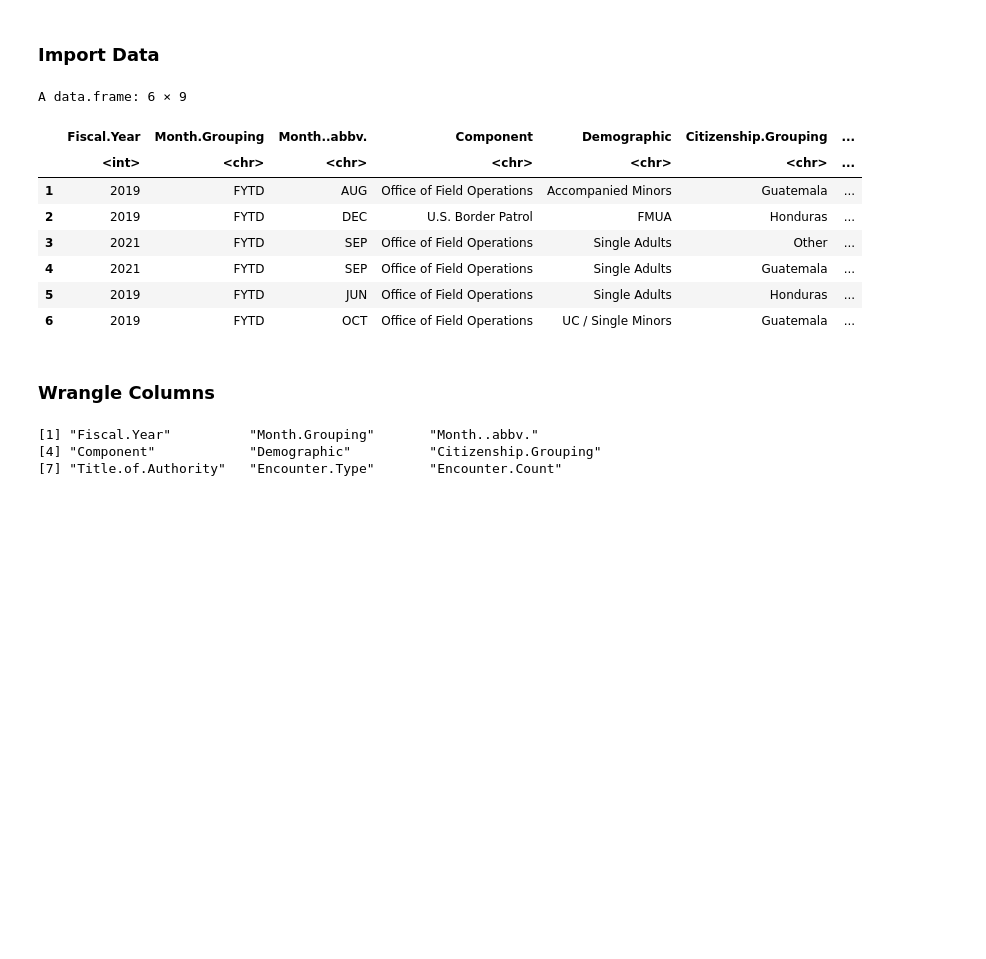
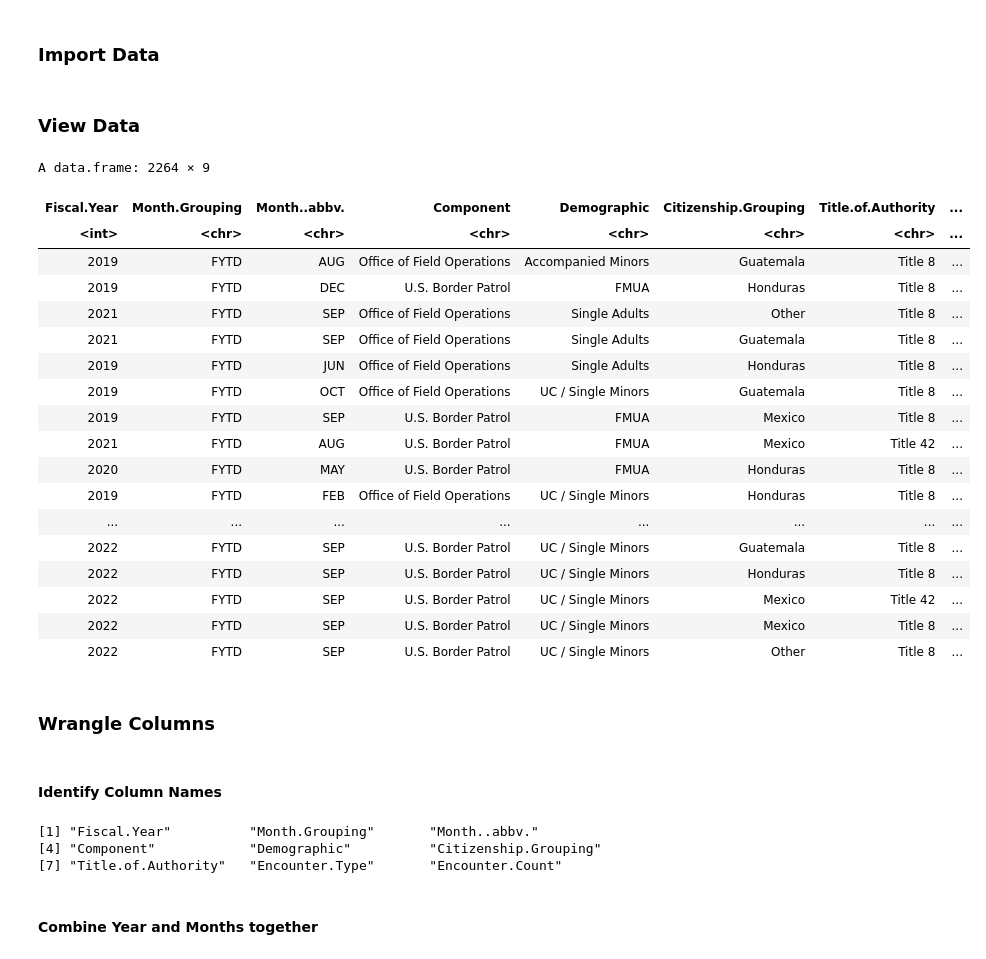
Before and after one commit to SuzyCJones/Exploring-U.S.-Encounters-with-Unaccompanied-Minors-from-Latin-America, a Jupyter notebook: UAforUM/DS_Final_Project_Wrangling.ipynb, the cells around one changed output. Saved outputs shown, nothing was run; the diff lists cells and outputs as text; code cells hidden in the pictures; blank space fills up the shorter version.

```diff
--- a/UAforUM/DS_Final_Project_Wrangling.ipynb
+++ b/UAforUM/DS_Final_Project_Wrangling.ipynb
@@ -101,17 +101,31 @@ The downloaded binary packages are in
 ### Import Data
 # %%
 BPEncounters = read.csv("/Users/suzejones/Downloads/sbo-encounters-fy19-fy22.csv")
-# %%
-head(BPEncounters)
-# %% [output]
-A data.frame: 6 × 9
-|  | Fiscal.Year | Month.Grouping | Month..abbv. | Component | Demographic | Citizenship.Grouping | ... |
-|  | <int> | <chr> | <chr> | <chr> | <chr> | <chr> | ... |
-| 1 | 2019 | FYTD | AUG | Office of Field Operations | Accompanied Minors | Guatemala | ... |
-| 2 | 2019 | FYTD | DEC | U.S. Border Patrol | FMUA | Honduras | ... |
-| 3 | 2021 | FYTD | SEP | Office of Field Operations | Single Adults | Other | ... |
-| 4 | 2021 | FYTD | SEP | Office of Field Operations | Single Adults | Guatemala | ... |
-| 5 | 2019 | FYTD | JUN | Office of Field Operations | Single Adults | Honduras | ... |
-| 6 | 2019 | FYTD | OCT | Office of Field Operations | UC / Single Minors | Guatemala | ... |
+# %% [markdown]
+### View Data
+# %%
+BPEncounters
+# %% [output]
+A data.frame: 2264 × 9
+| Fiscal.Year | Month.Grouping | Month..abbv. | Component | Demographic | Citizenship.Grouping | Title.of.Authority | ... |
+| <int> | <chr> | <chr> | <chr> | <chr> | <chr> | <chr> | ... |
+| 2019 | FYTD | AUG | Office of Field Operations | Accompanied Minors | Guatemala | Title 8 | ... |
+| 2019 | FYTD | DEC | U.S. Border Patrol | FMUA | Honduras | Title 8 | ... |
+| 2021 | FYTD | SEP | Office of Field Operations | Single Adults | Other | Title 8 | ... |
+| 2021 | FYTD | SEP | Office of Field Operations | Single Adults | Guatemala | Title 8 | ... |
+| 2019 | FYTD | JUN | Office of Field Operations | Single Adults | Honduras | Title 8 | ... |
+| 2019 | FYTD | OCT | Office of Field Operations | UC / Single Minors | Guatemala | Title 8 | ... |
+| 2019 | FYTD | SEP | U.S. Border Patrol | FMUA | Mexico | Title 8 | ... |
+| 2021 | FYTD | AUG | U.S. Border Patrol | FMUA | Mexico | Title 42 | ... |
+| 2020 | FYTD | MAY | U.S. Border Patrol | FMUA | Honduras | Title 8 | ... |
+| 2019 | FYTD | FEB | Office of Field Operations | UC / Single Minors | Honduras | Title 8 | ... |
+| ... | ... | ... | ... | ... | ... | ... | ... |
+| 2022 | FYTD | SEP | U.S. Border Patrol | UC / Single Minors | Guatemala | Title 8 | ... |
+| 2022 | FYTD | SEP | U.S. Border Patrol | UC / Single Minors | Honduras | Title 8 | ... |
+| 2022 | FYTD | SEP | U.S. Border Patrol | UC / Single Minors | Mexico | Title 42 | ... |
+| 2022 | FYTD | SEP | U.S. Border Patrol | UC / Single Minors | Mexico | Title 8 | ... |
+| 2022 | FYTD | SEP | U.S. Border Patrol | UC / Single Minors | Other | Title 8 | ... |
 # %% [markdown]
 ### Wrangle Columns
+# %% [markdown]
+#### Identify Column Names
@@ -121,3 +137,5 @@ colnames(BPEncounters)
 [1] "Fiscal.Year"          "Month.Grouping"       "Month..abbv."
 [4] "Component"            "Demographic"          "Citizenship.Grouping"
 [7] "Title.of.Authority"   "Encounter.Type"       "Encounter.Count"
+# %% [markdown]
+#### Combine Year and Months together
```
Also changed, not shown: parts of 10 cells of this notebook, 2 other files.
